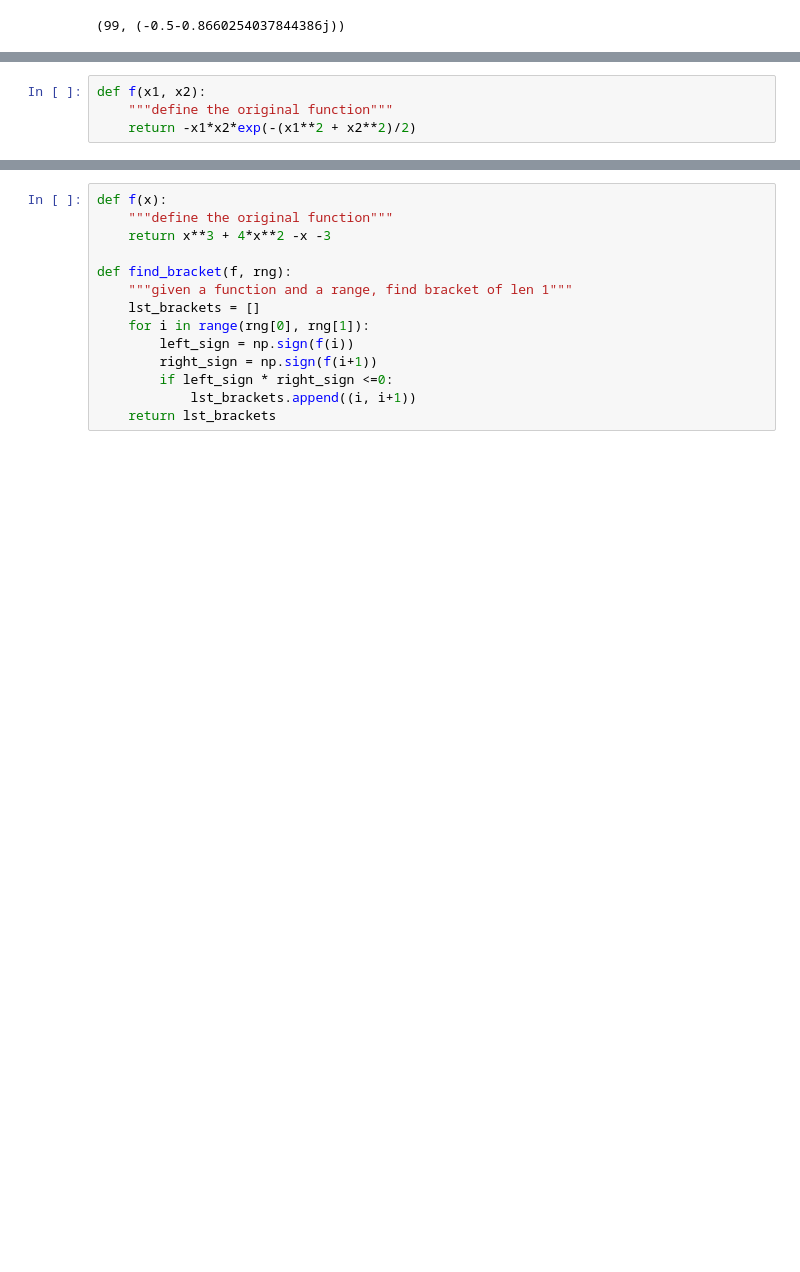
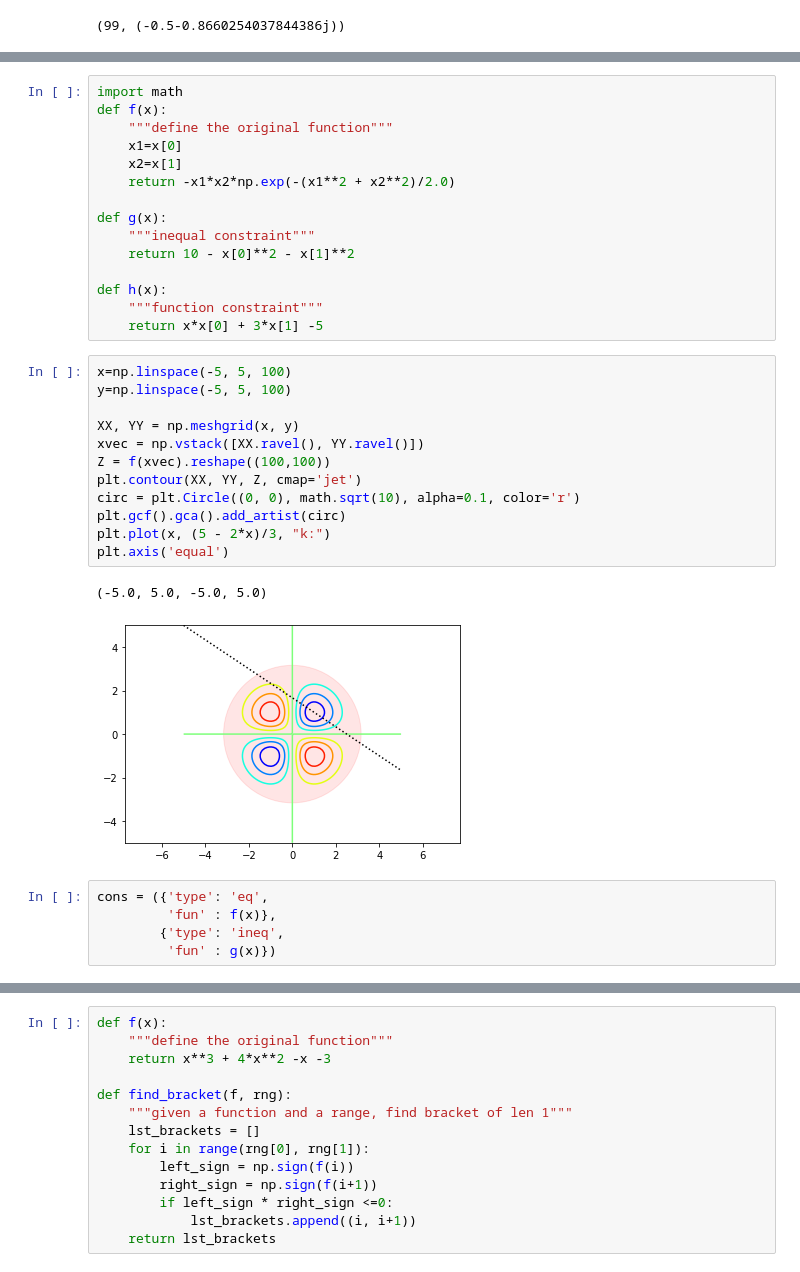
Before and after one commit to yanhann10/statistical_computing_course, a Jupyter notebook: Homework04.ipynb, the cells around one changed output, grey strips where cells are left out. Saved outputs shown, nothing was run; the diff lists cells and outputs as text; blank space fills up the shorter version.

```diff
--- a/Homework04.ipynb
+++ b/Homework04.ipynb
@@ -142,7 +186,38 @@ $$h(x) = 2x_1 + 3x_2 = 5$$ using `scipy.optimize.minimize`.
 - Plot the function contours using `matplotlib`, showing the constraints $g$ and $h$ and indicate the constrained minimum with an `X`.
 
 ![img](figs/7_3.png)
-# %%
-def f(x1, x2):
-    """define the original function"""
-    return -x1*x2*exp(-(x1**2 + x2**2)/2)
+# %%
+import math
+def f(x):
+    """define the original function"""
+    x1=x[0]
+    x2=x[1]
+    return -x1*x2*np.exp(-(x1**2 + x2**2)/2.0)
+
+def g(x):
+    """inequal constraint"""
+    return 10 - x[0]**2 - x[1]**2
+
+def h(x):
+    """function constraint"""
+    return x*x[0] + 3*x[1] -5
+# %%
+x=np.linspace(-5, 5, 100)
+y=np.linspace(-5, 5, 100)
+
+XX, YY = np.meshgrid(x, y)
+xvec = np.vstack([XX.ravel(), YY.ravel()])
+Z = f(xvec).reshape((100,100))
+plt.contour(XX, YY, Z, cmap='jet')
+circ = plt.Circle((0, 0), math.sqrt(10), alpha=0.1, color='r')
+plt.gcf().gca().add_artist(circ)
+plt.plot(x, (5 - 2*x)/3, "k:")
+plt.axis('equal')
+# %% [output]
+(-5.0, 5.0, -5.0, 5.0)
+[figure, added]
+# %%
+cons = ({'type': 'eq',
+         'fun' : f(x)},
+        {'type': 'ineq',
+         'fun' : g(x)})
```
Also changed, not shown: parts of 16 cells of this notebook.
